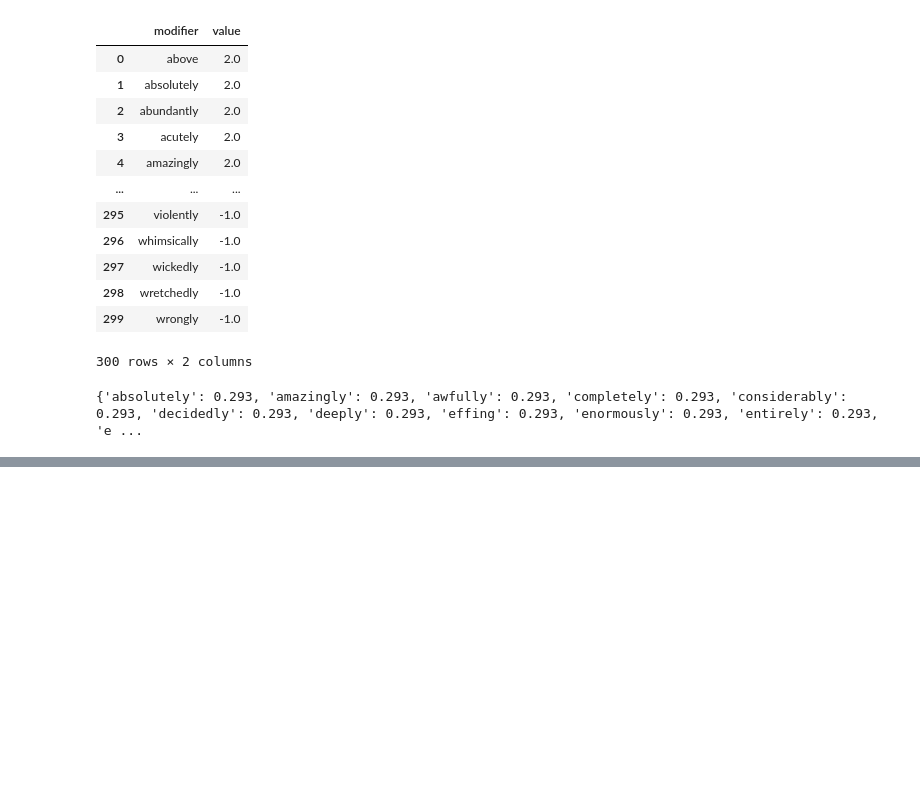
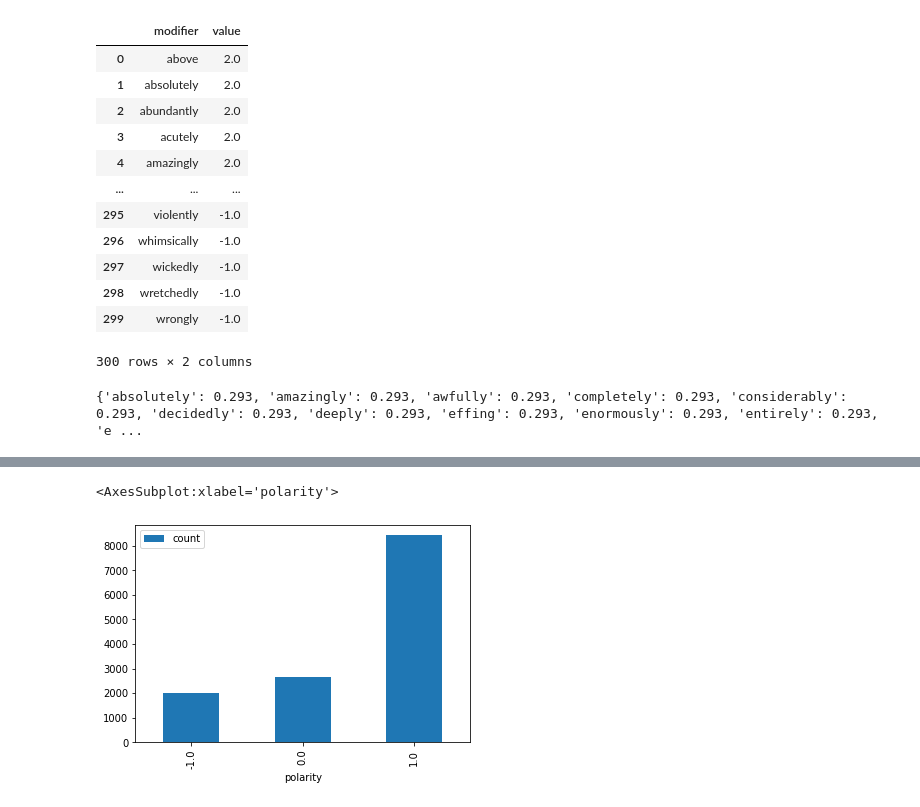
Before and after one commit to glorelvalle/mucd-mg, a Jupyter notebook: pln/p1_v2.ipynb, the cells around one changed output, grey strips where cells are left out. Saved outputs shown, nothing was run; the diff lists cells and outputs as text; code cells hidden in the pictures; blank space fills up the shorter version.

```diff
--- a/pln/p1_v2.ipynb
+++ b/pln/p1_v2.ipynb
@@ -504,0 +250,7 @@ for s in [sentences[2]]:
+# %%
+idx = 0
+review = reviews_hotels[idx].get("reviewText")
+print(review)
+
+data = OP.analyze_review(idx, review, aspects_hotels)
+data
@@ -504,0 +277,7 @@ for s in [sentences[2]]:
+# %%
+total_data = pd.DataFrame(columns = ['aspect', 'opinion_word', 'aspect_term', 'polarity'])
+for idx in range(len(reviews_hotels)):
+    review = reviews_hotels[idx].get("reviewText")
+    data = OP.analyze_review(idx, review, aspects_hotels)
+    total_data = total_data.append(data)
+total_data
@@ -504,0 +333,3 @@ for s in [sentences[2]]:
+# %%
+df_polarity = total_data.groupby('polarity').size().reset_index(name='count').set_index('polarity')
+df_polarity
@@ -504,0 +342,5 @@ for s in [sentences[2]]:
+# %%
+df_polarity.plot.bar()
+# %% [output]
+<AxesSubplot:xlabel='polarity'>
+[figure, added]
```
Also changed, not shown: parts of 21 cells of this notebook, 3 other files.
